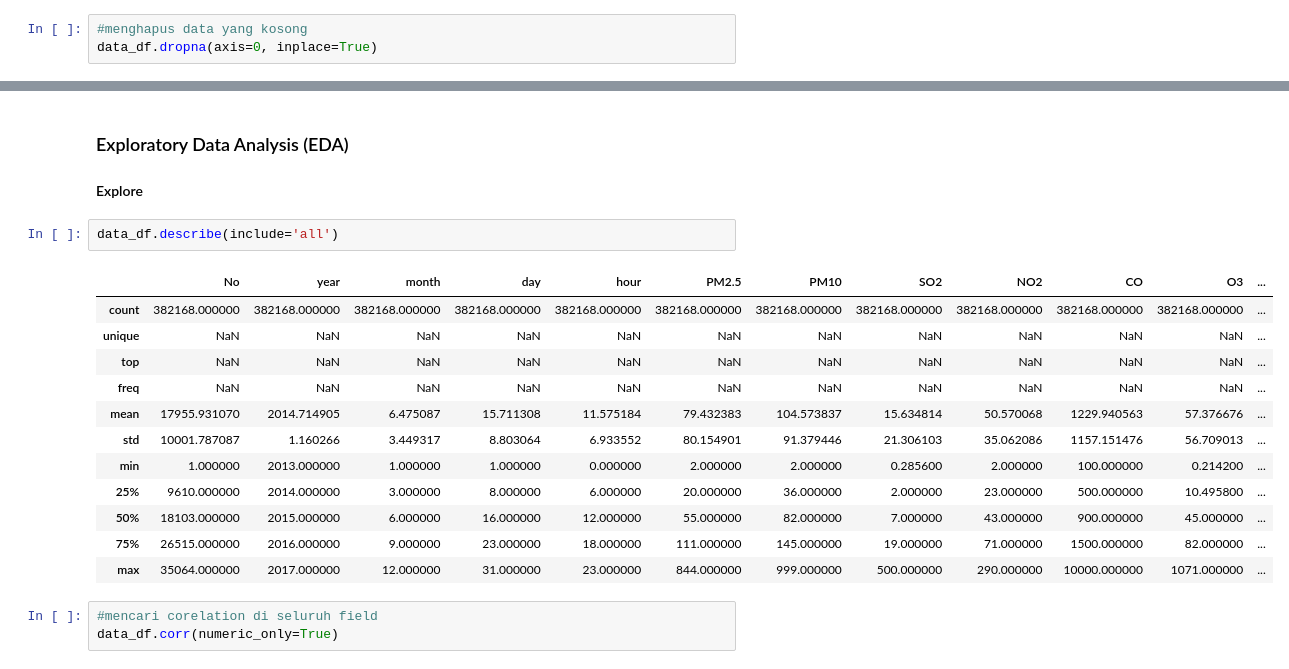
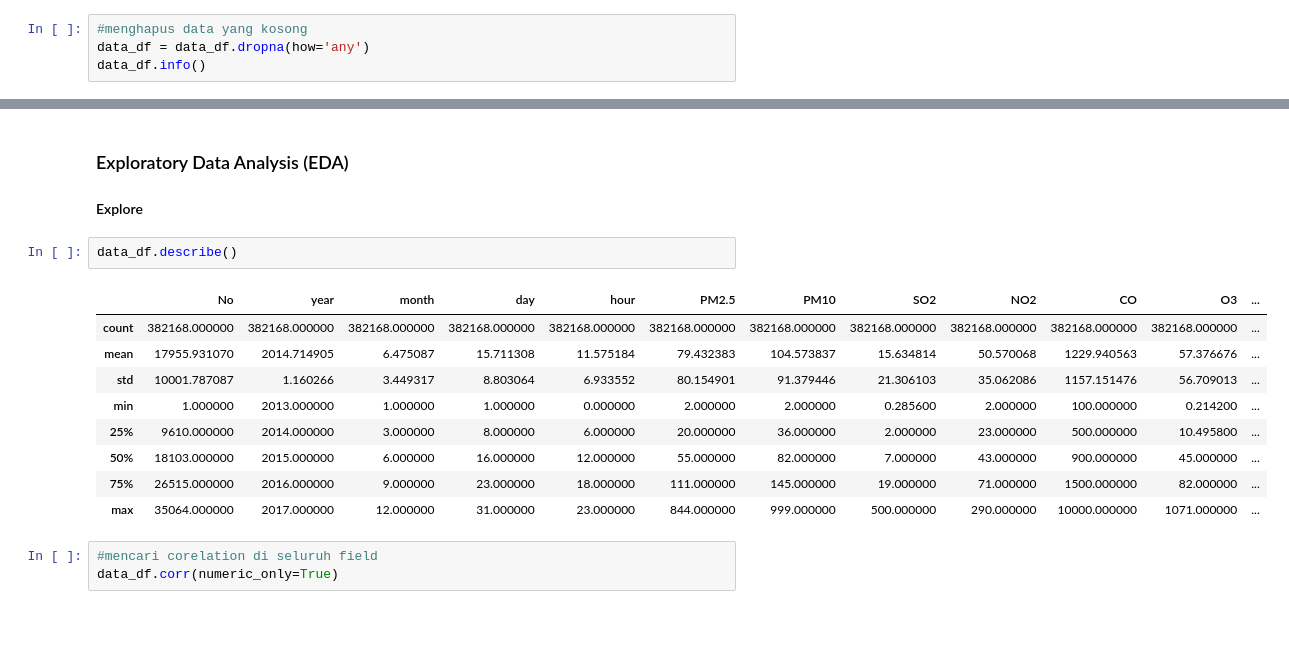
Before and after one commit to teduhafr/belajar_olah_data_python, a Jupyter notebook: submission_dicoding/new.ipynb, the cells around one changed output, grey strips where cells are left out. Cells and saved outputs as stored; diff of their text form; blank space fills up the shorter version.

```diff
--- a/submission_dicoding/new.ipynb
+++ b/submission_dicoding/new.ipynb
@@ -82,4 +88,5 @@ data_df.describe()
 ### Cleaning Data
 # %%
 #menghapus data yang kosong
-data_df.dropna(axis=0, inplace=True)
+data_df = data_df.dropna(how='any')
+data_df.info()
@@ -107,13 +112,10 @@ memory usage: 55.4+ MB
 ### Exploratory Data Analysis (EDA)
 #### Explore
 # %%
-data_df.describe(include='all')
+data_df.describe()
 # %% [output]
 |  | No | year | month | day | hour | PM2.5 | PM10 | SO2 | NO2 | CO | O3 | ... |
 | count | 382168.000000 | 382168.000000 | 382168.000000 | 382168.000000 | 382168.000000 | 382168.000000 | 382168.000000 | 382168.000000 | 382168.000000 | 382168.000000 | 382168.000000 | ... |
-| unique | NaN | NaN | NaN | NaN | NaN | NaN | NaN | NaN | NaN | NaN | NaN | ... |
-| top | NaN | NaN | NaN | NaN | NaN | NaN | NaN | NaN | NaN | NaN | NaN | ... |
-| freq | NaN | NaN | NaN | NaN | NaN | NaN | NaN | NaN | NaN | NaN | NaN | ... |
 | mean | 17955.931070 | 2014.714905 | 6.475087 | 15.711308 | 11.575184 | 79.432383 | 104.573837 | 15.634814 | 50.570068 | 1229.940563 | 57.376676 | ... |
 | std | 10001.787087 | 1.160266 | 3.449317 | 8.803064 | 6.933552 | 80.154901 | 91.379446 | 21.306103 | 35.062086 | 1157.151476 | 56.709013 | ... |
 | min | 1.000000 | 2013.000000 | 1.000000 | 1.000000 | 0.000000 | 2.000000 | 2.000000 | 0.285600 | 2.000000 | 100.000000 | 0.214200 | ... |
```
Also changed, not shown: parts of 14 cells of this notebook.
